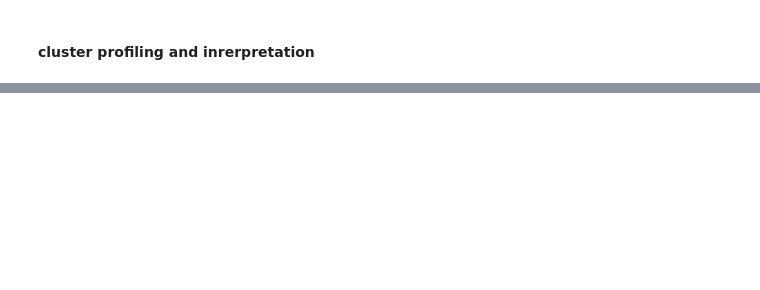
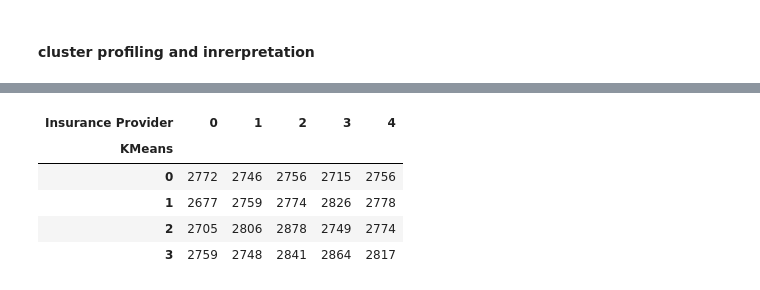
Before and after one commit to sainibunty2309-del/Healthcare-Prediction, a Jupyter notebook: healthcare.ipynb, the cells around one changed output, grey strips where cells are left out. Saved outputs shown, nothing was run; the diff lists cells and outputs as text; code cells hidden in the pictures; blank space fills up the shorter version.

```diff
--- a/healthcare.ipynb
+++ b/healthcare.ipynb
@@ -699,0 +782,13 @@ comparison
+# %%
+# insurance provider distributiion
+
+insurance = pd.crosstab(df["KMeans"], df["Insurance Provider"])
+
+insurance
+# %% [output]
+| Insurance Provider | 0 | 1 | 2 | 3 | 4 |
+| KMeans |  |  |  |  |  |
+| 0 | 2772 | 2746 | 2756 | 2715 | 2756 |
+| 1 | 2677 | 2759 | 2774 | 2826 | 2778 |
+| 2 | 2705 | 2806 | 2878 | 2749 | 2774 |
+| 3 | 2759 | 2748 | 2841 | 2864 | 2817 |
```
Also changed, not shown: parts of 9 cells of this notebook.
